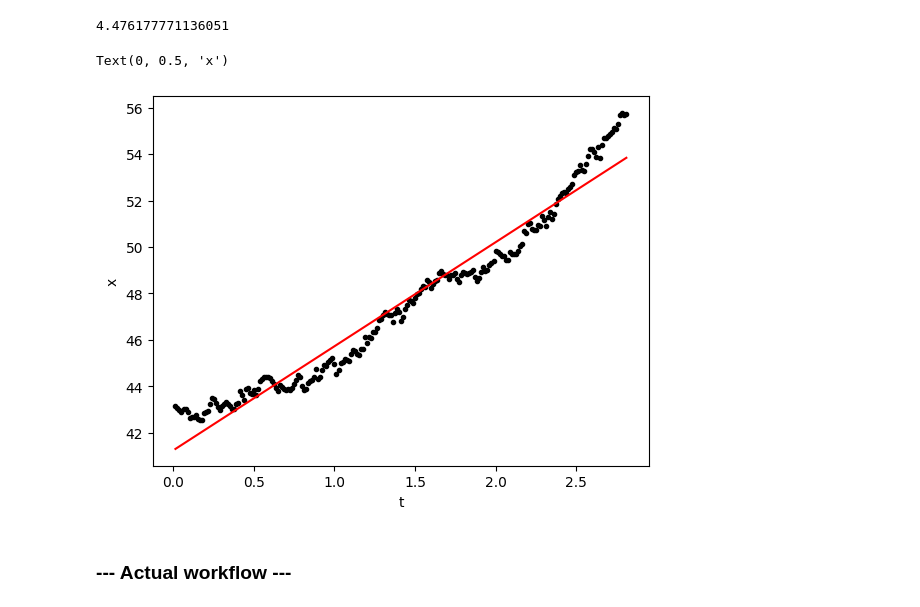
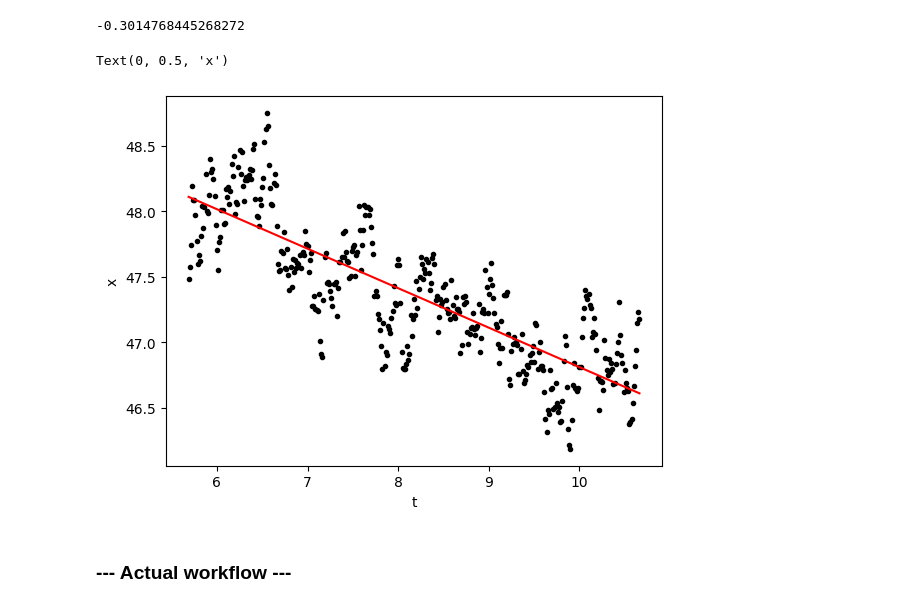
Before and after one commit to MicPellegrino/densmap, a Jupyter notebook: analyze-rough-meniscus.ipynb, the cells around one changed output. Drawn from its saved outputs; the diff is of its cells as text; code cells hidden in the pictures.

```diff
--- a/analyze-rough-meniscus.ipynb
+++ b/analyze-rough-meniscus.ipynb
@@ -45,45 +45,45 @@ def analyze_displacement(npz_archive) :
 # %%
 ### INITAL TEST ###
 
-window_t = 4 # ns
-clip_t = 0.5 # ns
+window_t = 5 # ns
+clip_t = 1 # ns
 window_i = int((1e3)*window_t/dt)
-clip_i = int((1e3)*window_t/dt)
-a = 1.0
-n = 16
-ca = 0.250
+clip_i = int((1e3)*clip_t/dt)
+a = 0.6
+n = 14
+ca = 0.050
 a_tag = str(a).replace('.','').ljust(2,'0')
 n_tag = str(n).rjust(2,'0')
 c_tag = str(10*ca).replace('.','').ljust(3,'0')
 file_tag = 'N'+n_tag+'A'+a_tag+'C'+c_tag
 test_load = np.load(workdir+file_tag+'.npz')
 t = test_load['arr_0']
 x = test_load['arr_1']
 # Select only last part
-t_end = t[-(window_i+clip_i):-clip_i]
-x_end = x[-(window_i+clip_i):-clip_i]
+t_end = t[-(window_i+clip_i):-(clip_i+1)]
+x_end = x[-(window_i+clip_i):-(clip_i+1)]
 """
 i_out = []
 for i in range(len(x_end)) :
     if x_end[i]>Lx_upp :
         i_out.append(i)
     elif x_end[i]<Lx_low :
         i_out.append(i)
 t_end = np.delete(t_end,i_out)
 x_end = np.delete(x_end,i_out)
 """
 p_fit = np.polyfit(t_end,x_end,deg=1)
 print(p_fit[0])
 
 %matplotlib inline
 plt.plot(t_end, x_end,'k.')
 plt.plot(t_end, np.polyval(p_fit,t_end),'r-')
 plt.xlabel("t")
 plt.ylabel("x")
 # %% [output]
-4.476177771136051
+-0.3014768445268272
 Text(0, 0.5, 'x')
-[figure, old version]
+[figure, new version]
 # %% [markdown]
 ### --- Actual workflow ---
 # %%
```
Also changed, not shown: parts of 11 cells of this notebook, 1 other file.
